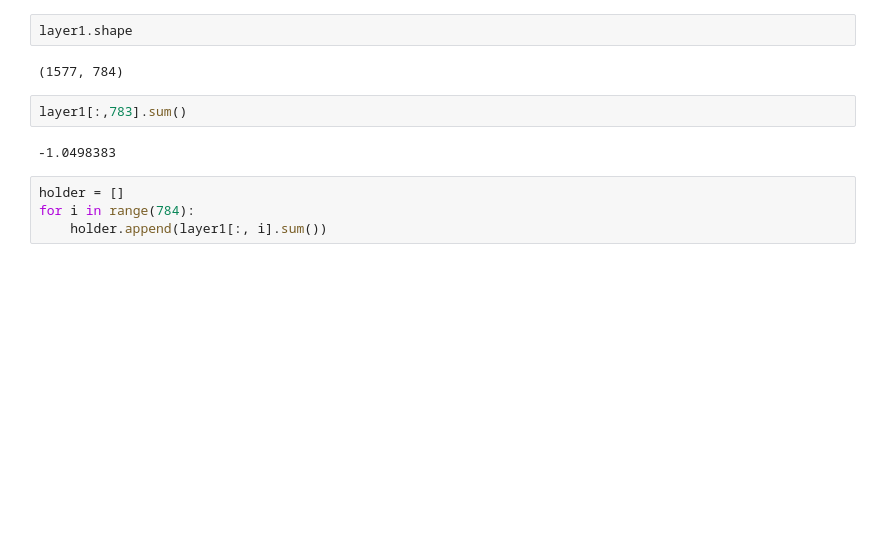
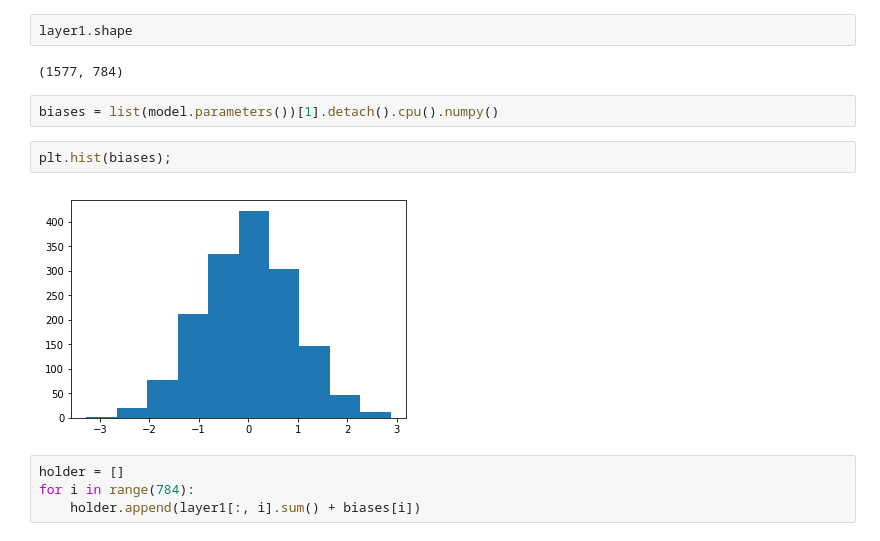
Before and after one commit to James-Brooke/Study, a Jupyter notebook: PyTorch/Looking inside the most resistant models.ipynb, the cells around one changed output. Drawn from its saved outputs; the diff is of its cells as text; blank space fills up the shorter version.

```diff
--- a/PyTorch/Looking inside the most resistant models.ipynb
+++ b/PyTorch/Looking inside the most resistant models.ipynb
@@ -201,14 +201,16 @@ plt.hist(layer1.flatten(), bins=40);
 layer1.shape
 # %% [output]
 (1577, 784)
-# %%
-layer1[:,783].sum()
-# %% [output]
--1.0498383
+# %%
+biases = list(model.parameters())[1].detach().cpu().numpy()
+# %%
+plt.hist(biases);
+# %% [output]
+[figure, added]
 # %%
 holder = []
 for i in range(784):
-    holder.append(layer1[:, i].sum())
+    holder.append(layer1[:, i].sum() + biases[i])
 # %%
 plt.hist(holder);
 # %% [output]
```
Also changed, not shown: parts of 4 cells of this notebook.
